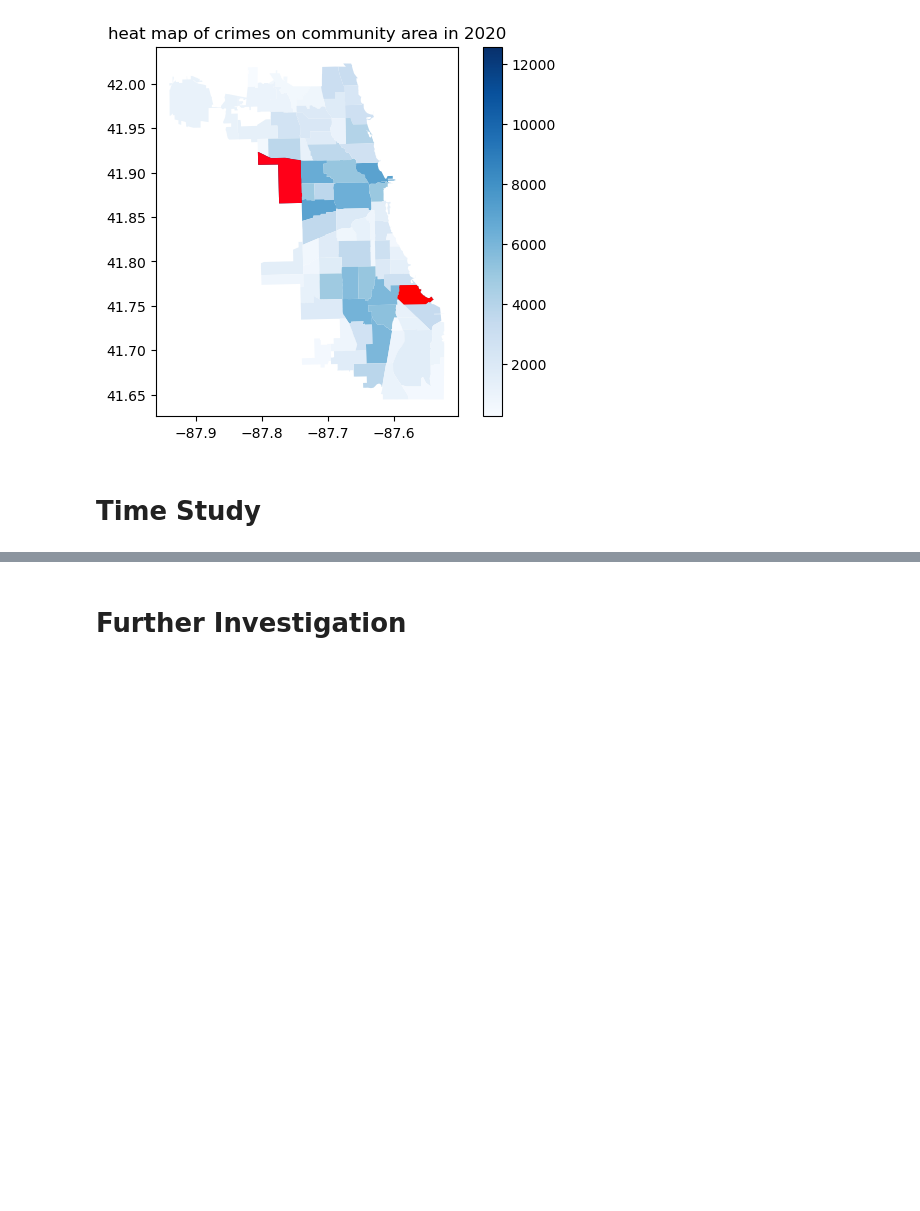
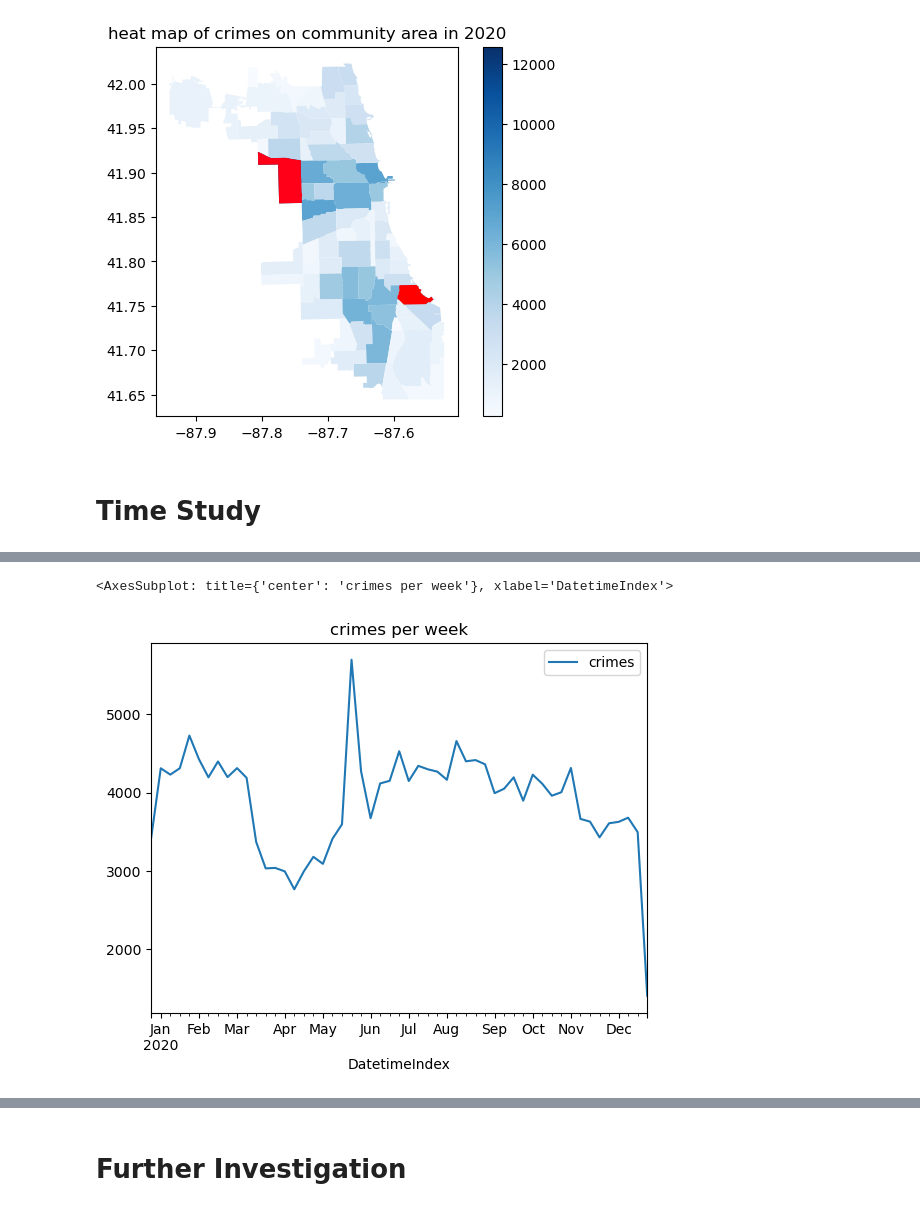
Before and after one commit to COMP5152TEAMWORK/Chicago-Crimes-Analysis, a Jupyter notebook: Chicago Crime Analysis.ipynb, the cells around one changed output, grey strips where cells are left out. Drawn from its saved outputs; the diff is of its cells as text; code cells hidden in the pictures; blank space fills up the shorter version.

```diff
--- a/Chicago Crime Analysis.ipynb
+++ b/Chicago Crime Analysis.ipynb
@@ -203,0 +274,6 @@ plt.show()
+# %%
+crimes_week = crimes_hour.resample('W', label='left').sum()
+crimes_week.plot(title='crimes per week')
+# %% [output]
+<AxesSubplot: title={'center': 'crimes per week'}, xlabel='DatetimeIndex'>
+[figure, added]
```
Also changed, not shown: parts of 10 cells of this notebook.
